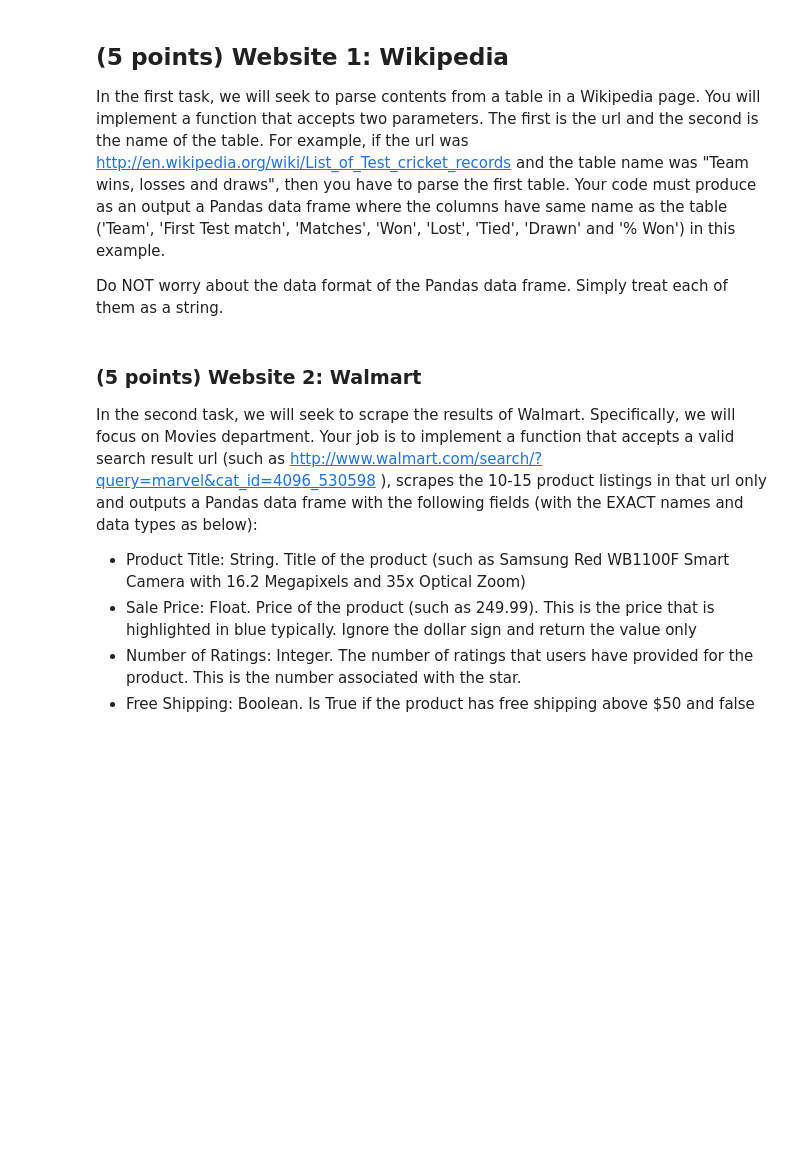
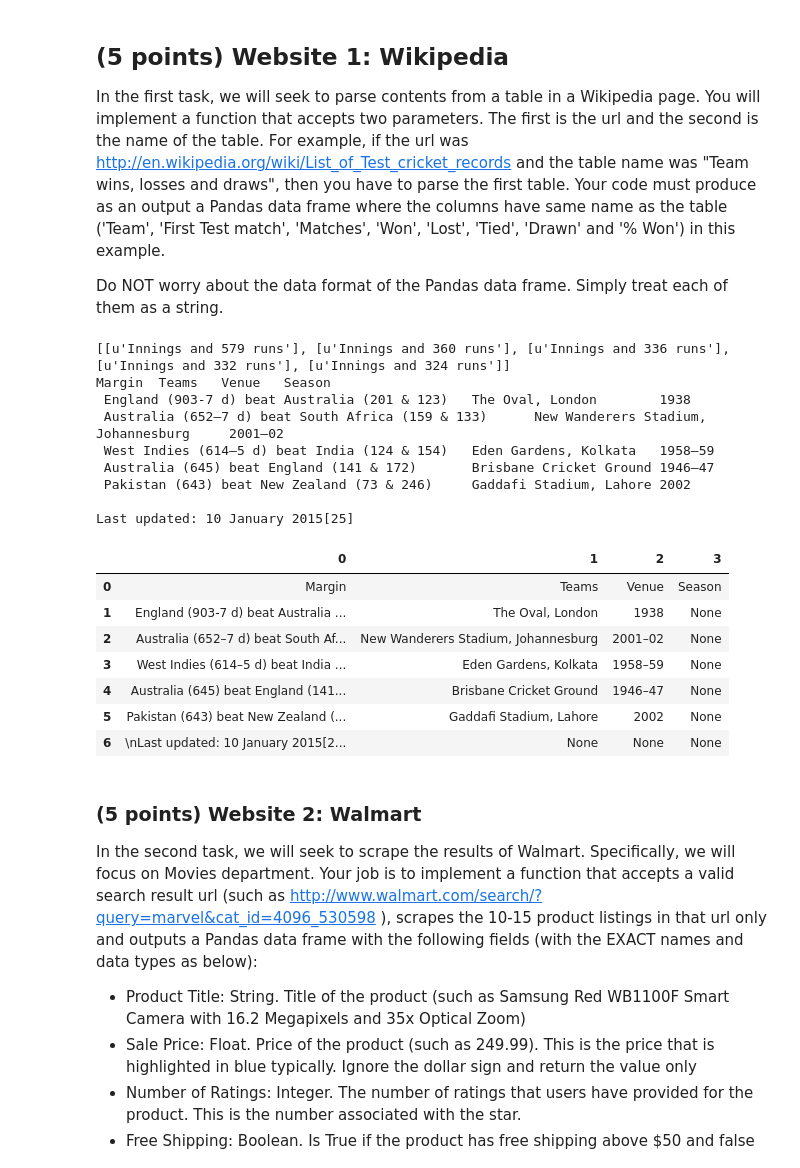
Before and after one commit to sreeharihegden/CSE-5334-Data-Mining, a Jupyter notebook: PA1_ExploratoryAnalysis_FEC_2012_PresidentialElections.ipynb, the cells around one changed output. Cells and saved outputs as stored; diff of their text form; code cells hidden in the pictures; blank space fills up the shorter version.

```diff
--- a/PA1_ExploratoryAnalysis_FEC_2012_PresidentialElections.ipynb
+++ b/PA1_ExploratoryAnalysis_FEC_2012_PresidentialElections.ipynb
@@ -81,3 +71,83 @@ def scraping_wikipedia_table(url, table_name):
+# %%
+#Input:
+#    url: URL of a wikipedia page
+#    table_name: Name of the table to scrape
+#Output:
+#    df is a Pandas data frame that contains a tabular representation of the table
+#    The columns are named the same as the table columns
+#    Each row of df corresponds to a row in the table
+#def scraping_wikipedia_table(url, table_name):
+ #   return None
+
+from bs4 import BeautifulSoup
+import urllib2
+from lxml.html import fromstring
+import re
+import csv
+import pandas as pd
+#from collections import defaultdic
+
+
+#def scraping_wikipedia_table(parse_url,table_id) :
+
+wiki = "http://en.wikipedia.org/wiki/List_of_Test_cricket_records"
+header = {'User-Agent': 'Mozilla/5.0'}
+ #Needed to prevent 403 error on Wikipedia
+req = urllib2.Request(wiki,headers=header)
+page = urllib2.urlopen(req)
+soup = BeautifulSoup(page)
+
+#data=defaultdict(list)
+# Get table
+try:
+    table = soup.find_all('table')[1]
+except AttributeError as e:
+    print 'No tables found, exiting'
+   # return 1
+
+# Get rows
+try:
+    rows = table.find_all('tr')
+except AttributeError as e:
+    print 'No table rows found, exiting'
+    #return 1
+re1 = []
+results = []
+for row in rows:
+    table_headers = row.find_all('th')
+    if table_headers :
+        re1.append([headers.get_text() for headers in table_headers])
+
+    table_data = row.find_all('td')
+    if table_data :
+        results.append([data.get_text() for data in table_data])
+#print results
+    # Print data
+
+print re1
+for i in results:
+    print '\t'.join(i)
+df = pd.DataFrame(data = results)
+df
+    # data['Margin'].append(i)
+# %% [output]
+[[u'Innings and 579 runs'], [u'Innings and 360 runs'], [u'Innings and 336 runs'], [u'Innings and 332 runs'], [u'Innings and 324 runs']]
+Margin  Teams   Venue   Season
+ England (903-7 d) beat Australia (201 & 123)   The Oval, London        1938
+ Australia (652–7 d) beat South Africa (159 & 133)      New Wanderers Stadium, Johannesburg     2001–02
+ West Indies (614–5 d) beat India (124 & 154)   Eden Gardens, Kolkata   1958–59
+ Australia (645) beat England (141 & 172)       Brisbane Cricket Ground 1946–47
+ Pakistan (643) beat New Zealand (73 & 246)     Gaddafi Stadium, Lahore 2002
+
+Last updated: 10 January 2015[25]
+|  | 0 | 1 | 2 | 3 |
+| 0 | Margin | Teams | Venue | Season |
+| 1 | England (903-7 d) beat Australia ... | The Oval, London | 1938 | None |
+| 2 | Australia (652–7 d) beat South Af... | New Wanderers Stadium, Johannesburg | 2001–02 | None |
+| 3 | West Indies (614–5 d) beat India ... | Eden Gardens, Kolkata | 1958–59 | None |
+| 4 | Australia (645) beat England (141... | Brisbane Cricket Ground | 1946–47 | None |
+| 5 | Pakistan (643) beat New Zealand (... | Gaddafi Stadium, Lahore | 2002 | None |
+| 6 | \nLast updated: 10 January 2015[2... | None | None | None |
 # %% [markdown]
 
 ### (5 points)  Website 2: Walmart
```
Also changed, not shown: parts of 3 cells of this notebook.
